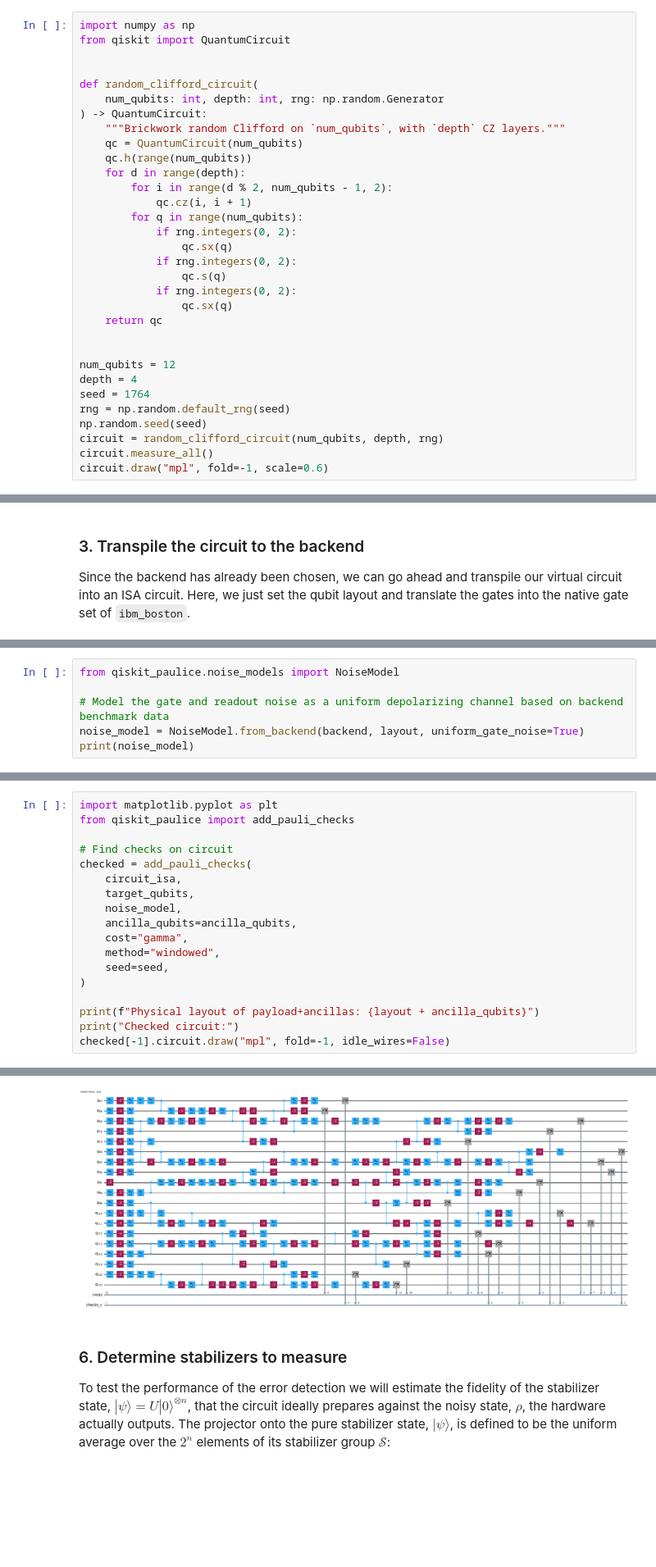
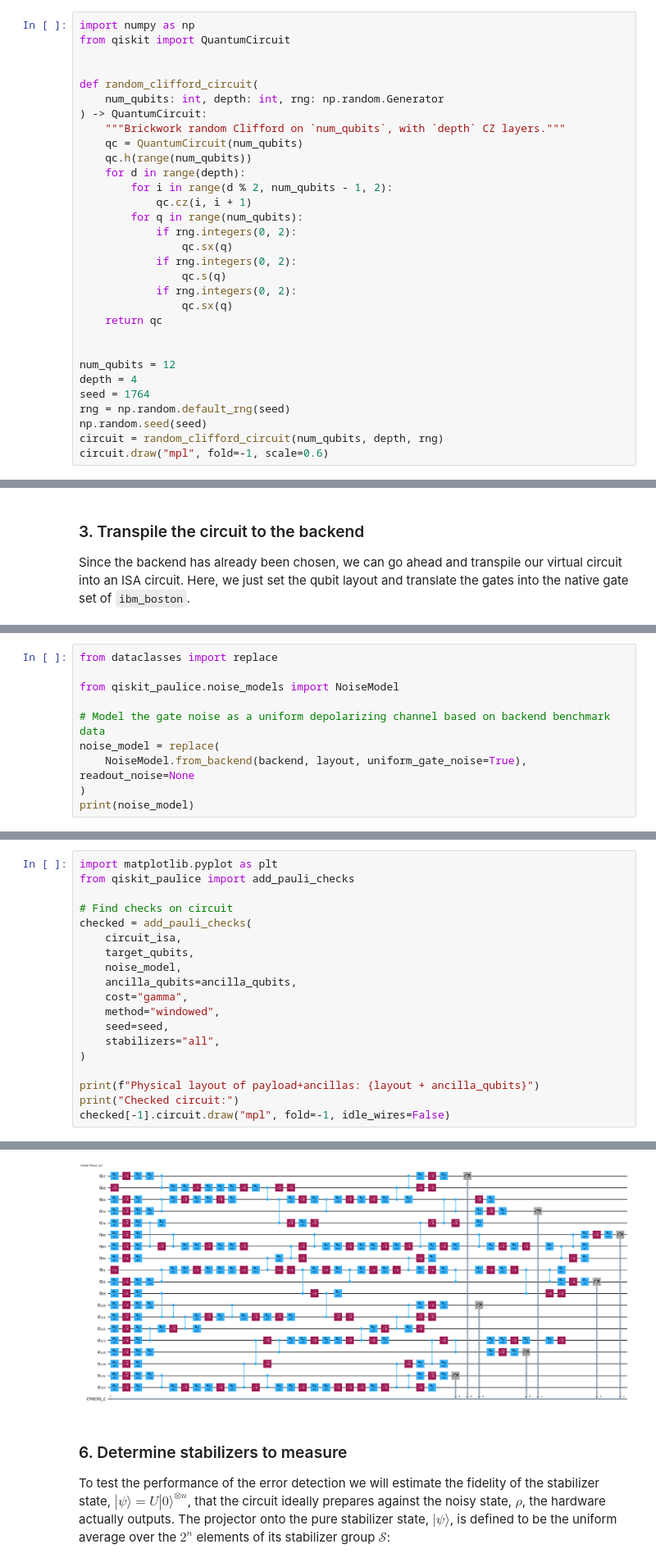
Before and after one commit to Asterisk-Hunter/qiskit-paulice, a Jupyter notebook: docs/guides/low_overhead_error_detection_using_spacetime_codes.ipynb, the cells around one changed output, grey strips where cells are left out. Shown at 82% size. Cells and saved outputs as stored; diff of their text form; blank space fills up the shorter version.

Commit message:
Add check-finding with respect to a set of stabilizers (#68)
* Add check-finding for a set of stabilizers

* Better testing.

* Add references to api docs

* Update release note

```diff
--- a/docs/guides/low_overhead_error_detection_using_spacetime_codes.ipynb
+++ b/docs/guides/low_overhead_error_detection_using_spacetime_codes.ipynb
@@ -49,6 +49,5 @@ seed = 1764
 rng = np.random.default_rng(seed)
 np.random.seed(seed)
 circuit = random_clifford_circuit(num_qubits, depth, rng)
-circuit.measure_all()
 circuit.draw("mpl", fold=-1, scale=0.6)
 # %% [output]
@@ -109,7 +108,11 @@ Now that we know how the circuit will be laid out on the QPU, we can model how t
 # %%
+from dataclasses import replace
+
 from qiskit_paulice.noise_models import NoiseModel
 
-# Model the gate and readout noise as a uniform depolarizing channel based on backend benchmark data
-noise_model = NoiseModel.from_backend(backend, layout, uniform_gate_noise=True)
+# Model the gate noise as a uniform depolarizing channel based on backend benchmark data
+noise_model = replace(
+    NoiseModel.from_backend(backend, layout, uniform_gate_noise=True), readout_noise=None
+)
 print(noise_model)
 # %% [output]
@@ -134,25 +137,26 @@ See [Sections II-IV of the supplementary information](https://arxiv.org/abs/2504
 # %%
 import matplotlib.pyplot as plt
 from qiskit_paulice import add_pauli_checks
 
 # Find checks on circuit
 checked = add_pauli_checks(
     circuit_isa,
     target_qubits,
     noise_model,
     ancilla_qubits=ancilla_qubits,
     cost="gamma",
     method="windowed",
     seed=seed,
+    stabilizers="all",
 )
 
 print(f"Physical layout of payload+ancillas: {layout + ancilla_qubits}")
 print("Checked circuit:")
 checked[-1].circuit.draw("mpl", fold=-1, idle_wires=False)
 # %% [output]
 Physical layout of payload+ancillas: [68, 69, 78, 89, 90, 91, 98, 111, 112, 113, 119, 133, 67, 70, 88, 92, 110, 114, 132]
 Checked circuit:
-[figure, old version]
+[figure, new version]
 # %% [markdown]
 ### 6. Determine stabilizers to measure
 
```
Also changed, not shown: parts of 17 cells of this notebook, 17 other files.
